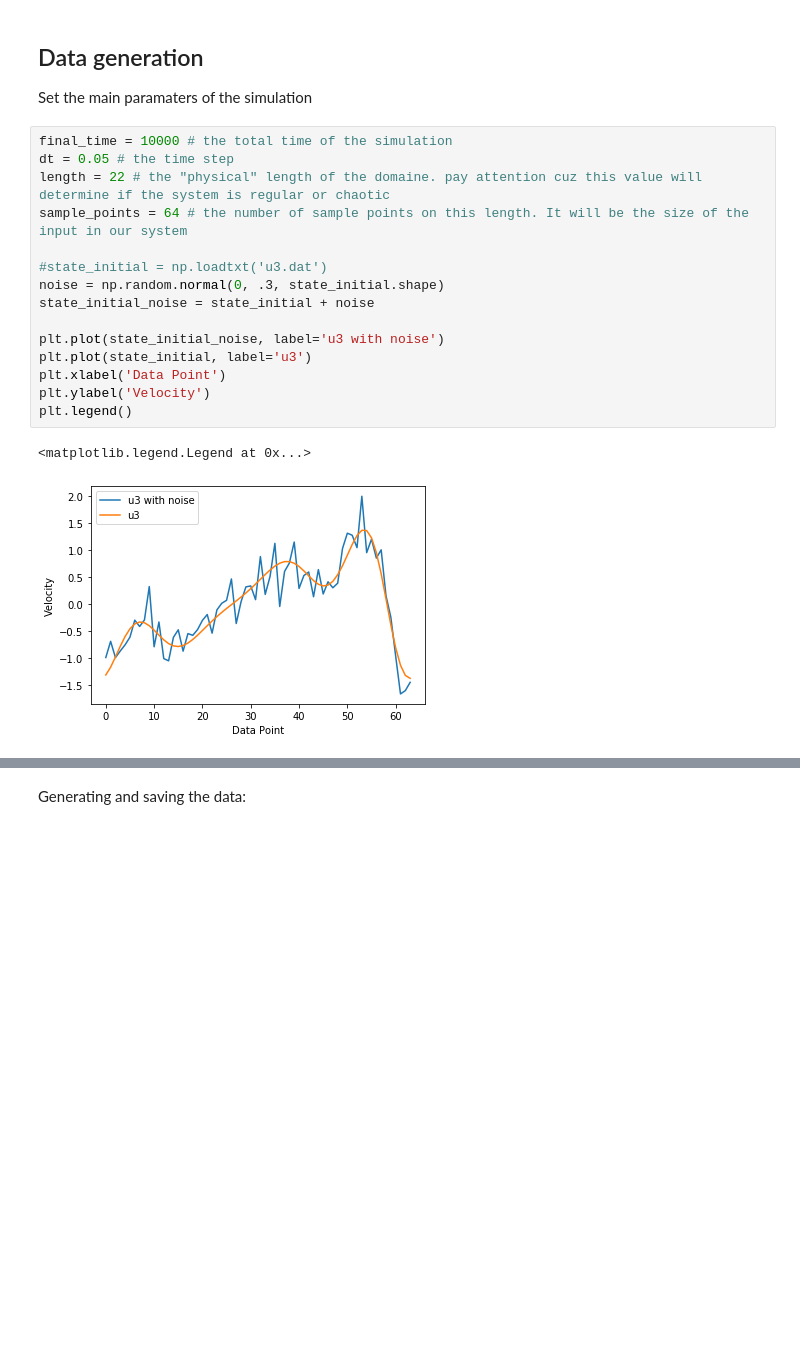
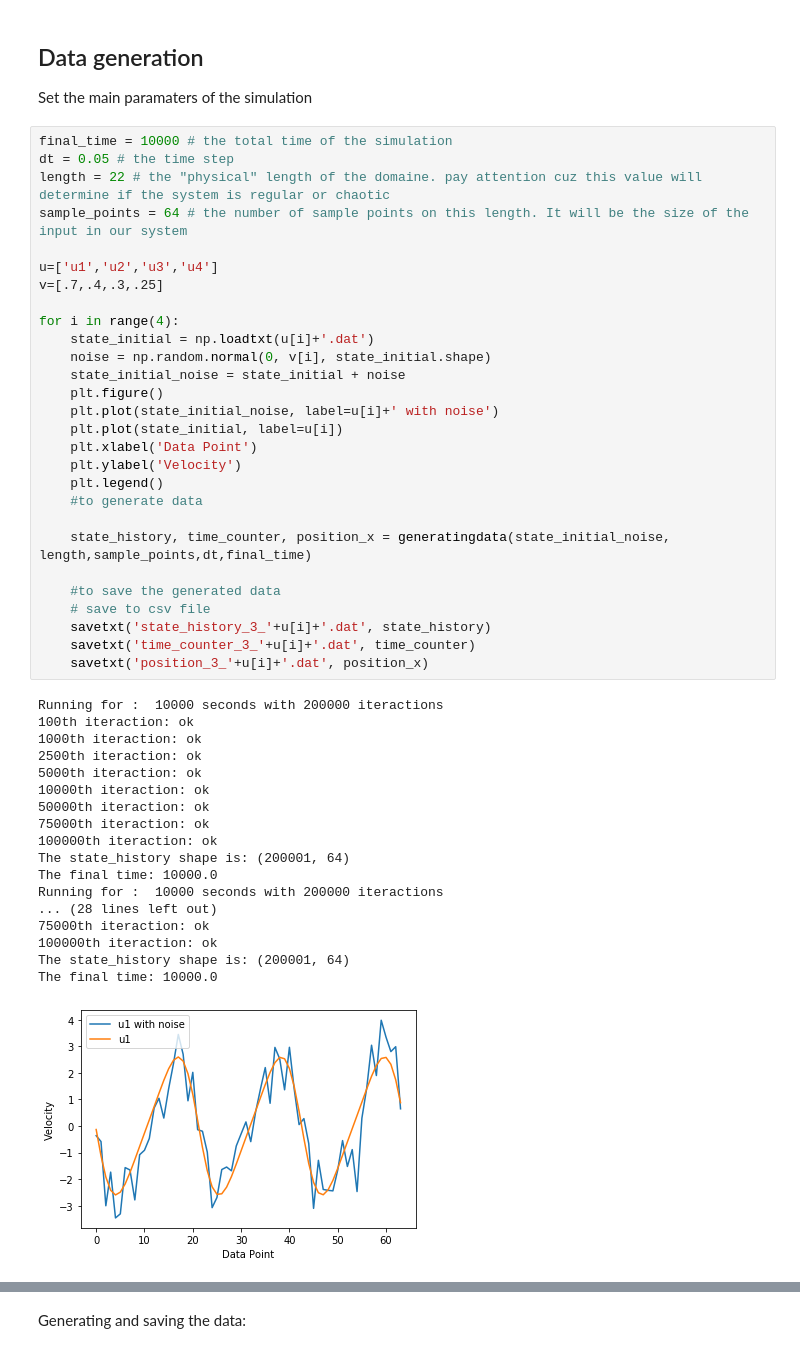
Before and after one commit to calladogt/Deep-learning-to-the-modeling-of-chaotic-dynamics-systems, a Jupyter notebook: Simulators/ks-simulator/Data generator.ipynb, the cells around one changed output, grey strips where cells are left out. Cells and saved outputs as stored; diff of their text form; blank space fills up the shorter version.

```diff
--- a/Simulators/ks-simulator/Data generator.ipynb
+++ b/Simulators/ks-simulator/Data generator.ipynb
@@ -148,18 +148,47 @@ Set the main paramaters of the simulation
 # %%
 final_time = 10000 # the total time of the simulation
 dt = 0.05 # the time step
 length = 22 # the "physical" length of the domaine. pay attention cuz this value will determine if the system is regular or chaotic
 sample_points = 64 # the number of sample points on this length. It will be the size of the input in our system
 
-#state_initial = np.loadtxt('u3.dat')
-noise = np.random.normal(0, .3, state_initial.shape)
-state_initial_noise = state_initial + noise
+u=['u1','u2','u3','u4']
+v=[.7,.4,.3,.25]
 
-plt.plot(state_initial_noise, label='u3 with noise')
-plt.plot(state_initial, label='u3')
-plt.xlabel('Data Point')
-plt.ylabel('Velocity')
-plt.legend()
+for i in range(4):
+    state_initial = np.loadtxt(u[i]+'.dat')
+    noise = np.random.normal(0, v[i], state_initial.shape)
+    state_initial_noise = state_initial + noise
+    plt.figure()
+    plt.plot(state_initial_noise, label=u[i]+' with noise')
+    plt.plot(state_initial, label=u[i])
+    plt.xlabel('Data Point')
+    plt.ylabel('Velocity')
+    plt.legend()
+    #to generate data
+
+    state_history, time_counter, position_x = generatingdata(state_initial_noise, length,sample_points,dt,final_time)
+
+    #to save the generated data
+    # save to csv file
+    savetxt('state_history_3_'+u[i]+'.dat', state_history)
+    savetxt('time_counter_3_'+u[i]+'.dat', time_counter)
+    savetxt('position_3_'+u[i]+'.dat', position_x)
 # %% [output]
-<matplotlib.legend.Legend at 0x...>
+Running for :  10000 seconds with 200000 iteractions
+100th iteraction: ok
+1000th iteraction: ok
+2500th iteraction: ok
+5000th iteraction: ok
+10000th iteraction: ok
+50000th iteraction: ok
+75000th iteraction: ok
+100000th iteraction: ok
+The state_history shape is: (200001, 64)
+The final time: 10000.0
+Running for :  10000 seconds with 200000 iteractions
+... (28 lines left out)
+75000th iteraction: ok
+100000th iteraction: ok
+The state_history shape is: (200001, 64)
+The final time: 10000.0
-[figure, old version]
+[figure, new version]
```
Also changed, not shown: parts of 1 cell of this notebook.
